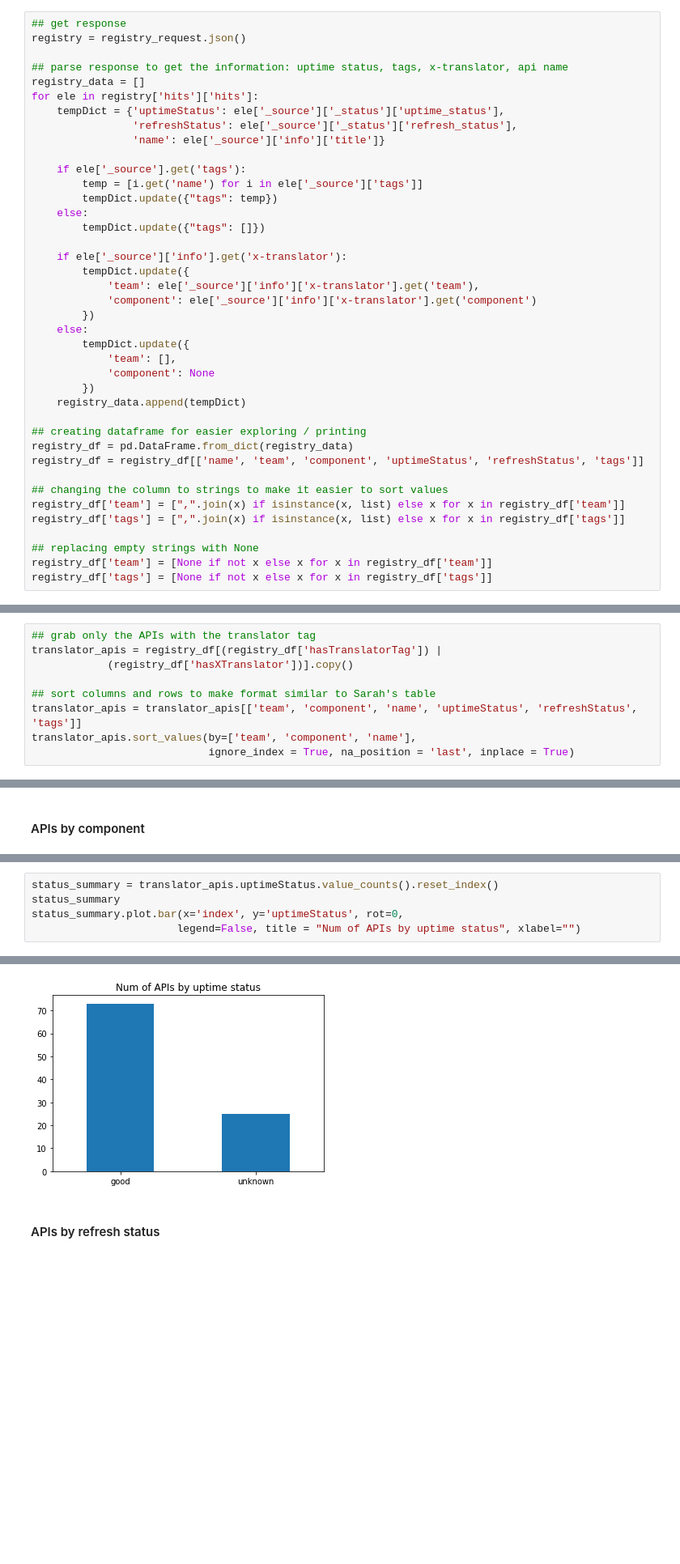
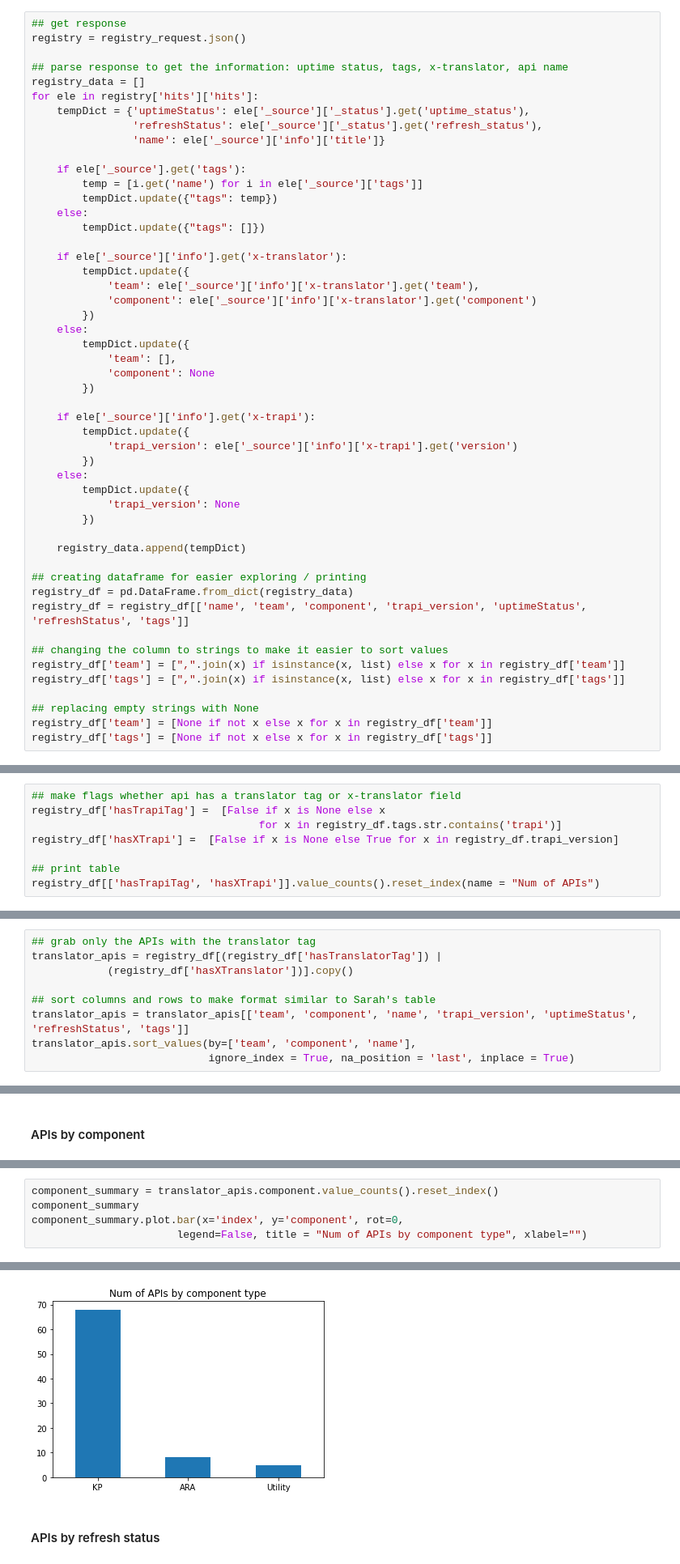
Before and after one commit to colleenXu/RegistryMetadataDev, a Jupyter notebook: x-translator/RegistryMetadataSummaries.ipynb, the cells around one changed output, grey strips where cells are left out. Shown at 81% size. Saved outputs shown, nothing was run; the diff lists cells and outputs as text; blank space fills up the shorter version.

Commit message:
update registry summaries, add x-trapi/trapi tag monitoring

```diff
--- a/x-translator/RegistryMetadataSummaries.ipynb
+++ b/x-translator/RegistryMetadataSummaries.ipynb
@@ -32,8 +32,8 @@ registry = registry_request.json()
 ## parse response to get the information: uptime status, tags, x-translator, api name
 registry_data = []
 for ele in registry['hits']['hits']:
-    tempDict = {'uptimeStatus': ele['_source']['_status']['uptime_status'],
-                'refreshStatus': ele['_source']['_status']['refresh_status'],
+    tempDict = {'uptimeStatus': ele['_source']['_status'].get('uptime_status'),
+                'refreshStatus': ele['_source']['_status'].get('refresh_status'),
                 'name': ele['_source']['info']['title']}
 
     if ele['_source'].get('tags'):
@@ -52,11 +52,21 @@ for ele in registry['hits']['hits']:
             'team': [],
             'component': None
         })
+
+    if ele['_source']['info'].get('x-trapi'):
+        tempDict.update({
+            'trapi_version': ele['_source']['info']['x-trapi'].get('version')
+        })
+    else:
+        tempDict.update({
+            'trapi_version': None
+        })
+
     registry_data.append(tempDict)
 
 ## creating dataframe for easier exploring / printing
 registry_df = pd.DataFrame.from_dict(registry_data)
-registry_df = registry_df[['name', 'team', 'component', 'uptimeStatus', 'refreshStatus', 'tags']]
+registry_df = registry_df[['name', 'team', 'component', 'trapi_version', 'uptimeStatus', 'refreshStatus', 'tags']]
 
 ## changing the column to strings to make it easier to sort values
 registry_df['team'] = [",".join(x) if isinstance(x, list) else x for x in registry_df['team']]
@@ -85,0 +98,8 @@ registry_df[['hasTranslatorTag', 'hasXTranslator']].value_counts().reset_index(n
+# %%
+## make flags whether api has a translator tag or x-translator field
+registry_df['hasTrapiTag'] =  [False if x is None else x
+                                    for x in registry_df.tags.str.contains('trapi')]
+registry_df['hasXTrapi'] =  [False if x is None else True for x in registry_df.trapi_version]
+
+## print table
+registry_df[['hasTrapiTag', 'hasXTrapi']].value_counts().reset_index(name = "Num of APIs")
@@ -93,7 +118,7 @@ translator_apis = registry_df[(registry_df['hasTranslatorTag']) |
             (registry_df['hasXTranslator'])].copy()
 
 ## sort columns and rows to make format similar to Sarah's table
-translator_apis = translator_apis[['team', 'component', 'name', 'uptimeStatus', 'refreshStatus', 'tags']]
+translator_apis = translator_apis[['team', 'component', 'name', 'trapi_version', 'uptimeStatus', 'refreshStatus', 'tags']]
 translator_apis.sort_values(by=['team', 'component', 'name'],
                             ignore_index = True, na_position = 'last', inplace = True)
 # %% [markdown]
@@ -183,6 +204,6 @@ component_summary.plot.bar(x='index', y='component', rot=0,
 # %%
-status_summary = translator_apis.uptimeStatus.value_counts().reset_index()
-status_summary
-status_summary.plot.bar(x='index', y='uptimeStatus', rot=0,
-                       legend=False, title = "Num of APIs by uptime status", xlabel="")
+component_summary = translator_apis.component.value_counts().reset_index()
+component_summary
+component_summary.plot.bar(x='index', y='component', rot=0,
+                       legend=False, title = "Num of APIs by component type", xlabel="")
 # %% [output]
@@ -193,4 +215,4 @@ status_summary.plot.bar(x='index', y='uptimeStatus', rot=0,
-[figure, old version]
+[figure, new version]
 # %% [markdown]
 #### APIs by refresh status
 # %%
```
Also changed, not shown: parts of 13 cells of this notebook, 3 other files.
